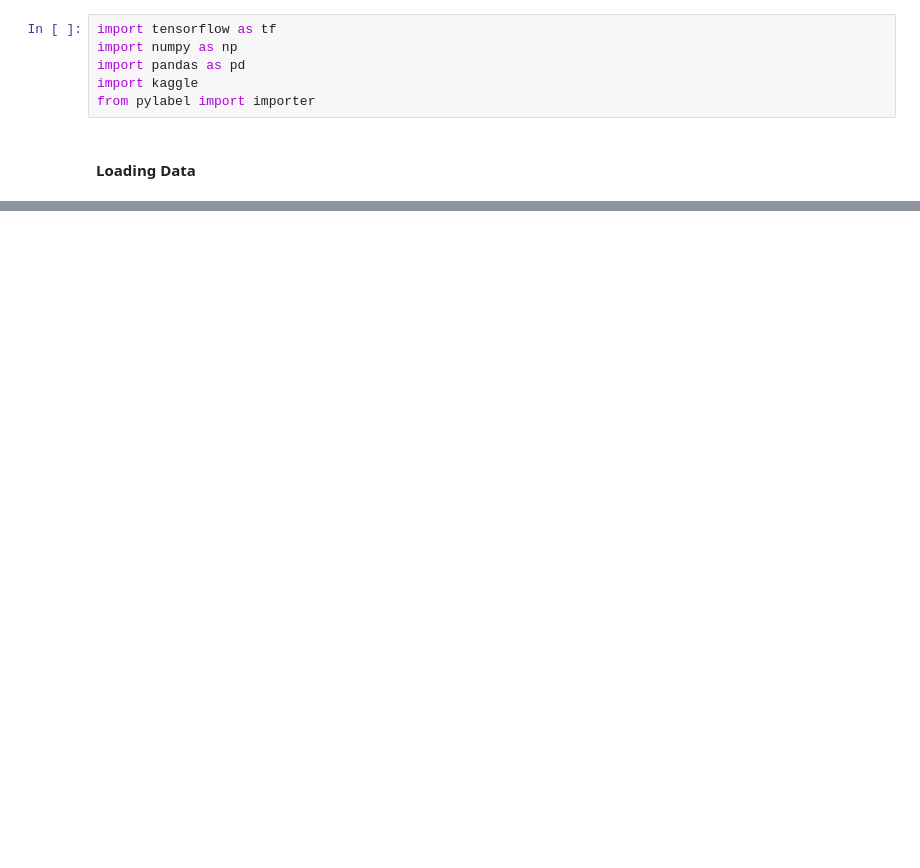
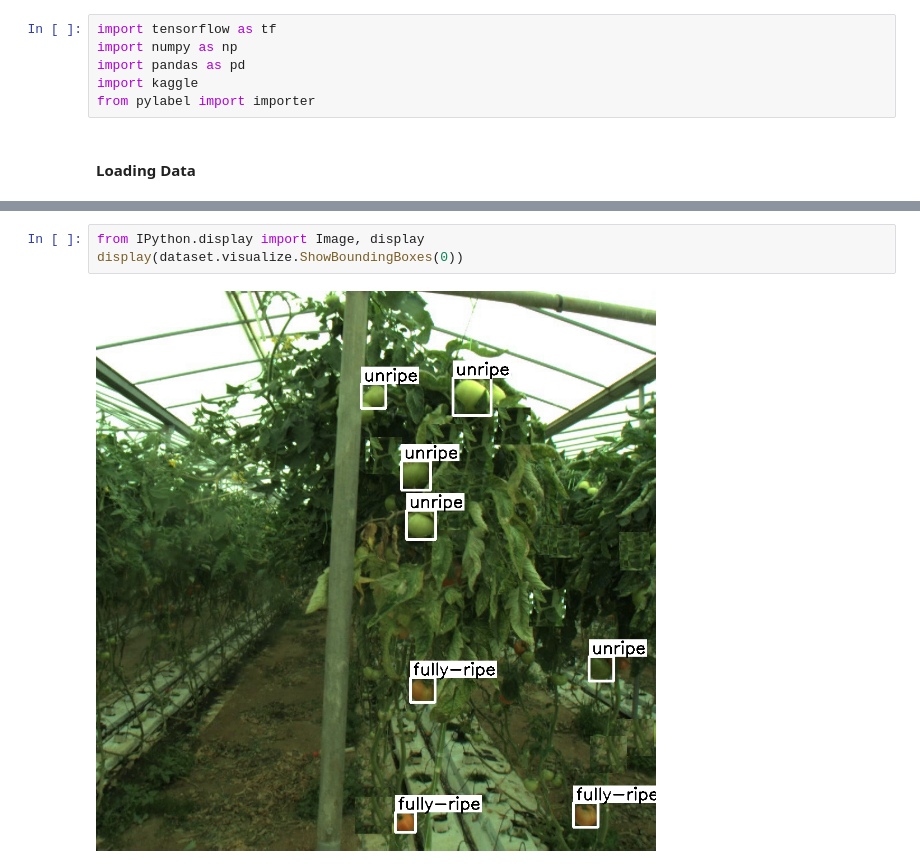
Before and after one commit to desracto/csci316-proj2, a Jupyter notebook: project2.ipynb, the cells around one changed output, grey strips where cells are left out. Saved outputs shown, nothing was run; the diff lists cells and outputs as text; blank space fills up the shorter version.

```diff
--- a/project2.ipynb
+++ b/project2.ipynb
@@ -22,0 +61,5 @@ pandas.core.frame.DataFrame
+# %%
+from IPython.display import Image, display
+display(dataset.visualize.ShowBoundingBoxes(0))
+# %% [output]
+[figure, added]
```
Also changed, not shown: parts of 5 cells of this notebook.
